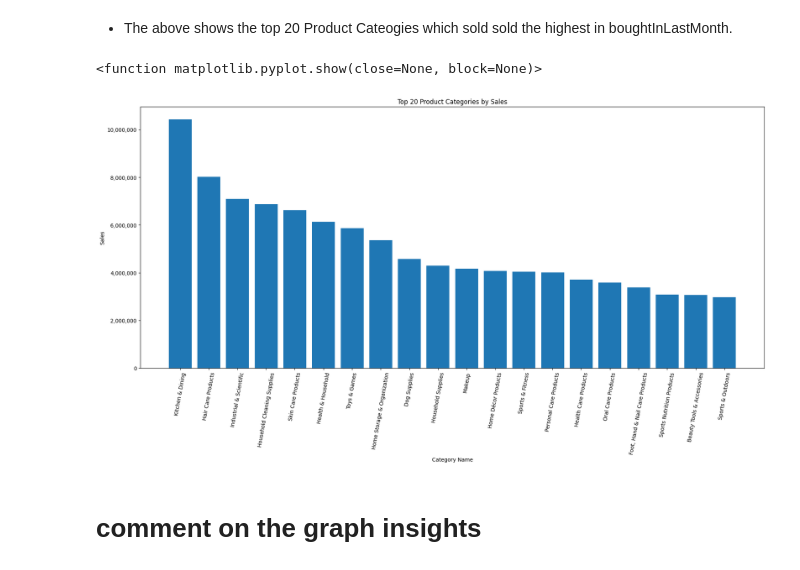
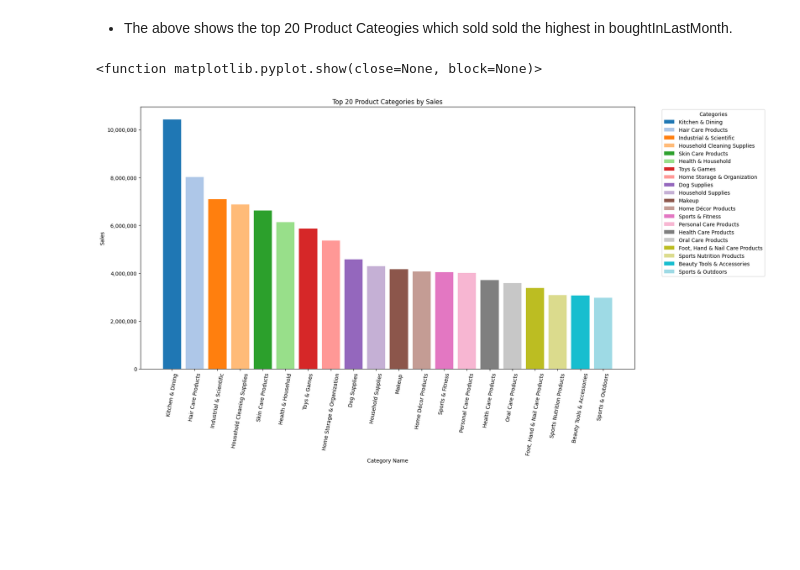
Before and after one commit to ctimothy14/Amazon_products_2023, a Jupyter notebook: amazon_products.ipynb, the cells around one changed output. Saved outputs shown, nothing was run; the diff lists cells and outputs as text; code cells hidden in the pictures; blank space fills up the shorter version.

```diff
--- a/amazon_products.ipynb
+++ b/amazon_products.ipynb
@@ -525,34 +525,38 @@ top_20_cat_sales
 # %%
 import matplotlib.ticker as mtick
 # Display our findings in a Bar Chart
-# top_20_cat_sales - top 20 sales BoughtInLastMonth
+# Data to use in graph
 # Group category_name and BoughtInLastMonth and sum total sales
 total_cat_sales = merged_df.groupby(['category_name'])['boughtInLastMonth'].sum().reset_index()
-
 # Lets order the above to show the max sales.
 total_cat_sales = total_cat_sales.sort_values(['boughtInLastMonth'], ascending=[False])
-
 # Display the top 20 largest sales last month
 top_20_cat_sales = total_cat_sales.nlargest(20, 'boughtInLastMonth')
 
+
 # Create bar chart
 plt.figure(figsize=(18,10)) # makes the chart wider for readability
-plt.bar(top_20_cat_sales['category_name'], top_20_cat_sales['boughtInLastMonth'])
 
+
+
+# Custom colors — 20 different colors
+colors = plt.cm.tab20.colors  # You can also try plt.cm.Set3, plt.cm.Pastel1, etc.
+# Plot bars and keep a handle to add legend
+bars = plt.bar(top_20_cat_sales['category_name'], top_20_cat_sales['boughtInLastMonth'], color=colors)
+# Legend with category names
+plt.legend(bars, top_20_cat_sales['category_name'], title="Categories", bbox_to_anchor=(1.05, 1), loc='upper left')
+
+
+
+# formatting
 plt.title('Top 20 Product Categories by Sales')
 plt.xlabel('Category Name')
 plt.ylabel('Sales')
-
-# plt.ticklabel_format(style='plain', axis='y')  # Force plain number format
-
 # Format y-axis to show full numbers with commas
 plt.gca().yaxis.set_major_formatter(mtick.FuncFormatter(lambda x, _: f'{int(x):,}'))
-
 plt.xticks(rotation=80)  # Rotates category names to prevent overlap
 plt.tight_layout()  # Adjust layout to fit x-labels
 plt.show
 # %% [output]
 <function matplotlib.pyplot.show(close=None, block=None)>
-[figure, old version]
+[figure, new version]
-# %% [markdown]
-# comment on the graph insights
```
Also changed, not shown: parts of 10 cells of this notebook.
